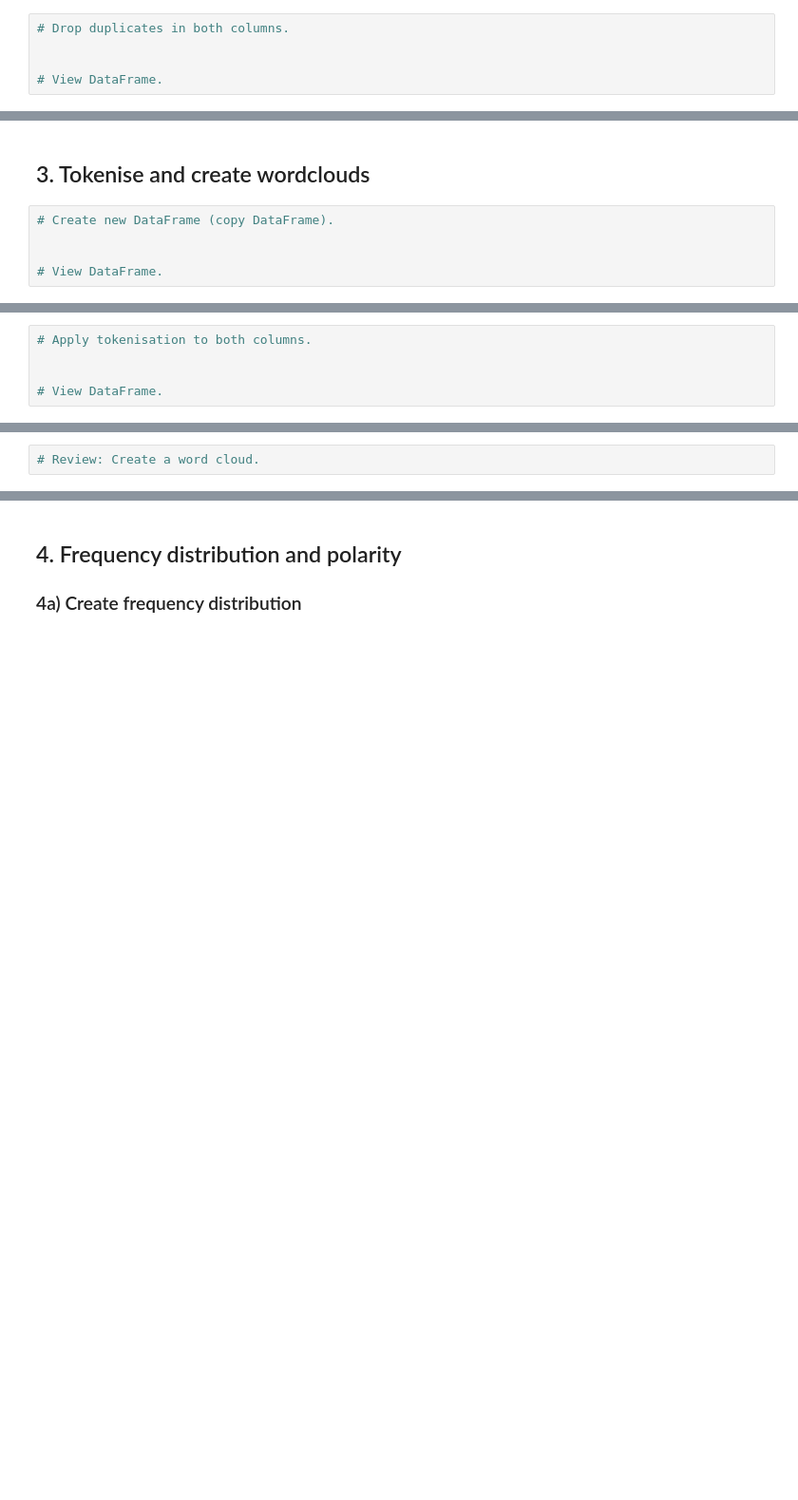
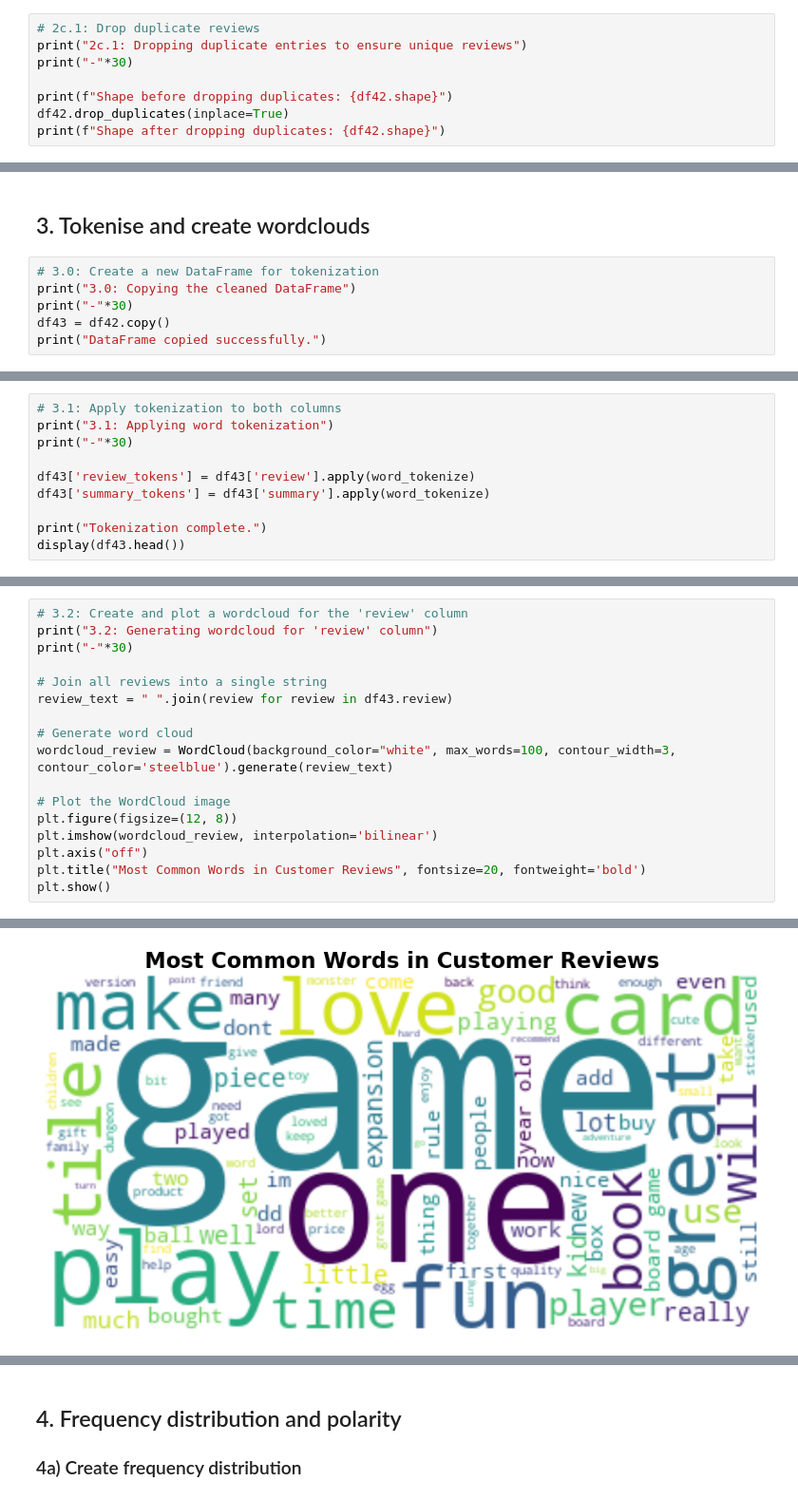
Before and after one commit to totoberni/LSE_DA301_BP, a Jupyter notebook: Python/Berni_Alberto_DA301_Assignment_Notebook.ipynb, the cells around one changed output, grey strips where cells are left out. Shown at 95% size. Saved outputs shown, nothing was run; the diff lists cells and outputs as text; blank space fills up the shorter version.

```diff
--- a/Python/Berni_Alberto_DA301_Assignment_Notebook.ipynb
+++ b/Python/Berni_Alberto_DA301_Assignment_Notebook.ipynb
@@ -1662,5 +1747,8 @@ warnings.filterwarnings('ignore')
 # %%
-# Drop duplicates in both columns.
+# 2c.1: Drop duplicate reviews
+print("2c.1: Dropping duplicate entries to ensure unique reviews")
+print("-"*30)
 
-
-# View DataFrame.
+print(f"Shape before dropping duplicates: {df42.shape}")
+df42.drop_duplicates(inplace=True)
+print(f"Shape after dropping duplicates: {df42.shape}")
@@ -1667,7 +1760,8 @@ warnings.filterwarnings('ignore')
 # %% [markdown]
 ## 3. Tokenise and create wordclouds
 # %%
-# Create new DataFrame (copy DataFrame).
-
-
-# View DataFrame.
+# 3.0: Create a new DataFrame for tokenization
+print("3.0: Copying the cleaned DataFrame")
+print("-"*30)
+df43 = df42.copy()
+print("DataFrame copied successfully.")
@@ -1674,5 +1772,10 @@ warnings.filterwarnings('ignore')
 # %%
-# Apply tokenisation to both columns.
+# 3.1: Apply tokenization to both columns
+print("3.1: Applying word tokenization")
+print("-"*30)
 
+df43['review_tokens'] = df43['review'].apply(word_tokenize)
+df43['summary_tokens'] = df43['summary'].apply(word_tokenize)
 
-# View DataFrame.
+print("Tokenization complete.")
+display(df43.head())
@@ -1679,2 +1792,18 @@ warnings.filterwarnings('ignore')
 # %%
-# Review: Create a word cloud.
+# 3.2: Create and plot a wordcloud for the 'review' column
+print("3.2: Generating wordcloud for 'review' column")
+print("-"*30)
+
+# Join all reviews into a single string
+review_text = " ".join(review for review in df43.review)
+
+# Generate word cloud
+wordcloud_review = WordCloud(background_color="white", max_words=100, contour_width=3, contour_color='steelblue').generate(review_text)
+
+# Plot the WordCloud image
+plt.figure(figsize=(12, 8))
+plt.imshow(wordcloud_review, interpolation='bilinear')
+plt.axis("off")
+plt.title("Most Common Words in Customer Reviews", fontsize=20, fontweight='bold')
+plt.show()
+# %% [output]
@@ -1681 +1812,2 @@ warnings.filterwarnings('ignore')
+[figure, added]
 # %%
```
Also changed, not shown: parts of 32 cells of this notebook.
